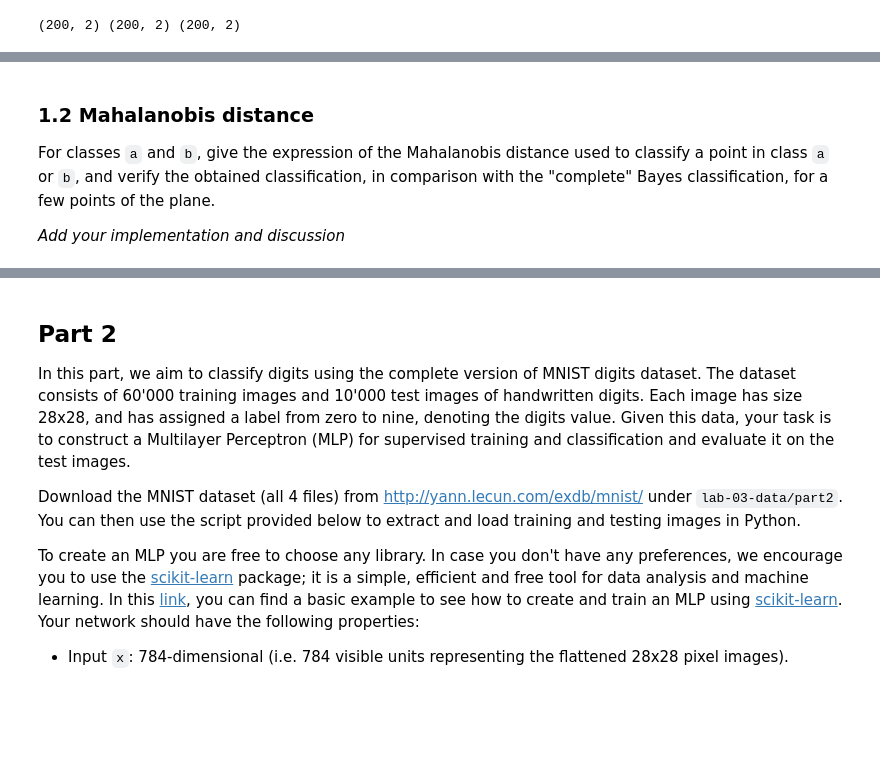
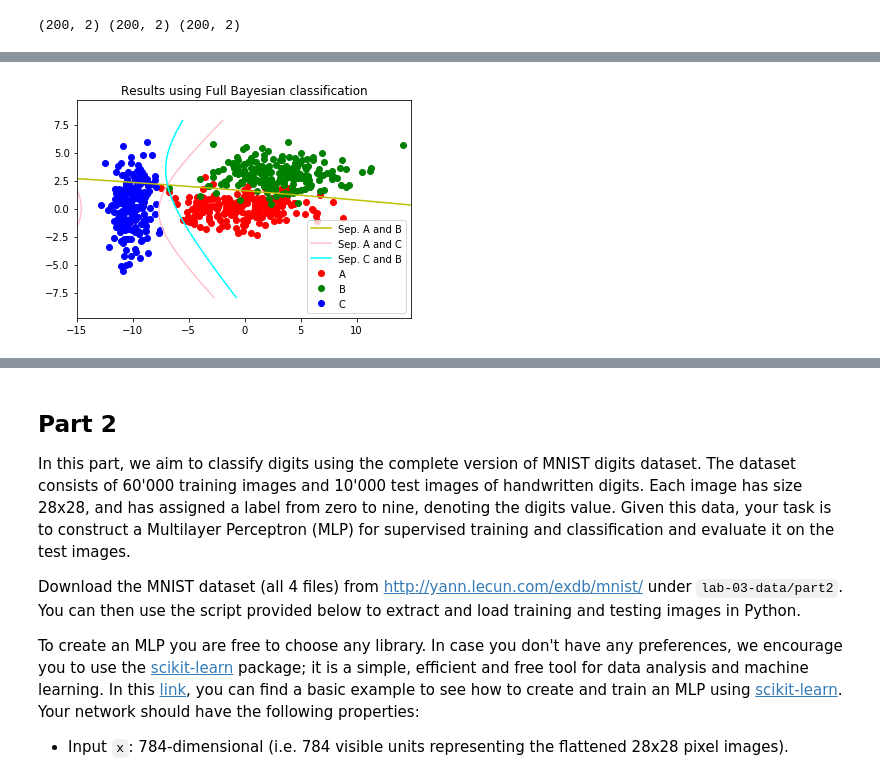
Before and after one commit to meierkilian/iapr2020_gkj, a Jupyter notebook: labs/lab_03_classification.ipynb, the cells around one changed output, grey strips where cells are left out. Cells and saved outputs as stored; diff of their text form; code cells hidden in the pictures; blank space fills up the shorter version.

```diff
--- a/labs/lab_03_classification.ipynb
+++ b/labs/lab_03_classification.ipynb
@@ -59,0 +110,42 @@ plt.show()
+# %%
+def computeSepFunc(a,b,c,method="Full") :
+    # Comptuing mean and probability to belong to a class
+    nbrPtsTot = len(a[:,0]) + len(b[:,0]) + len(c[:,0])
+
+    a_mean = np.mean(a, axis=0)
+    a_p = np.log(len(a[:,0])/nbrPtsTot)
+
+    b_mean = np.mean(b, axis=0)
+    b_p = np.log(len(b[:,0])/nbrPtsTot)
+
+    c_mean = np.mean(c, axis=0)
+    c_p = np.log(len(c[:,0])/nbrPtsTot)
+
+    # Computing SIG
+    a_SIG, b_SIG, c_SIG = getSIGs(a,b,c,method)
+
+    # Computing discriminant function limits
+    delta = .1
+    xrange = np.arange(-15, 15, delta)
+    yrange = np.arange(-8, 8, delta)
+    X, Y = np.meshgrid(xrange,yrange)
+
+
+    g_a = lambda x,y : -0.5*(np.array([x,y]) - a_mean).dot(np.linalg.inv(a_SIG)).dot(np.array([x,y]) - a_mean) + a_p + np.log(1/(2*np.pi*np.sqrt(np.abs(np.linalg.det(a_SIG)))))
+    g_b = lambda x,y : -0.5*(np.array([x,y]) - b_mean).dot(np.linalg.inv(b_SIG)).dot(np.array([x,y]) - b_mean) + b_p + np.log(1/(2*np.pi*np.sqrt(np.abs(np.linalg.det(b_SIG)))))
+    g_c = lambda x,y : -0.5*(np.array([x,y]) - c_mean).dot(np.linalg.inv(c_SIG)).dot(np.array([x,y]) - c_mean) + c_p + np.log(1/(2*np.pi*np.sqrt(np.abs(np.linalg.det(c_SIG)))))
+    z1 = lambda x,y : g_a(x,y) - g_b(x,y)
+    z2 = lambda x,y : g_a(x,y) - g_c(x,y)
+    z3 = lambda x,y : g_c(x,y) - g_b(x,y)
+
+    Z1 = np.zeros_like(X)
+    Z2 = np.zeros_like(X)
+    Z3 = np.zeros_like(X)
+    for i in range(X.shape[0]) :
+        for j in range(X.shape[1]) :
+            Z1[i,j] = z1(X[i,j],Y[i,j])
+            Z2[i,j] = z2(X[i,j],Y[i,j])
+            Z3[i,j] = z3(X[i,j],Y[i,j])
+
+    # Plotting results
+    plotResults(X,Y,Z1,Z2,Z3,method)
@@ -68,5 +181,4 @@ For simplicity reasons, round the estimated parameters to the closest integer va
-# %% [markdown]
-### 1.2 Mahalanobis distance
-For classes `a` and `b`, give the expression of the Mahalanobis distance used to classify a point in class `a` or `b`, and verify the obtained classification, in comparison with the "complete" Bayes classification, for a few points of the plane.
-
-*Add your implementation and discussion*
+# %%
+computeSepFunc(a,b,c,method="Full")
+# %% [output]
+[figure, added]
```
Also changed, not shown: parts of 11 cells of this notebook, 1 other file.
